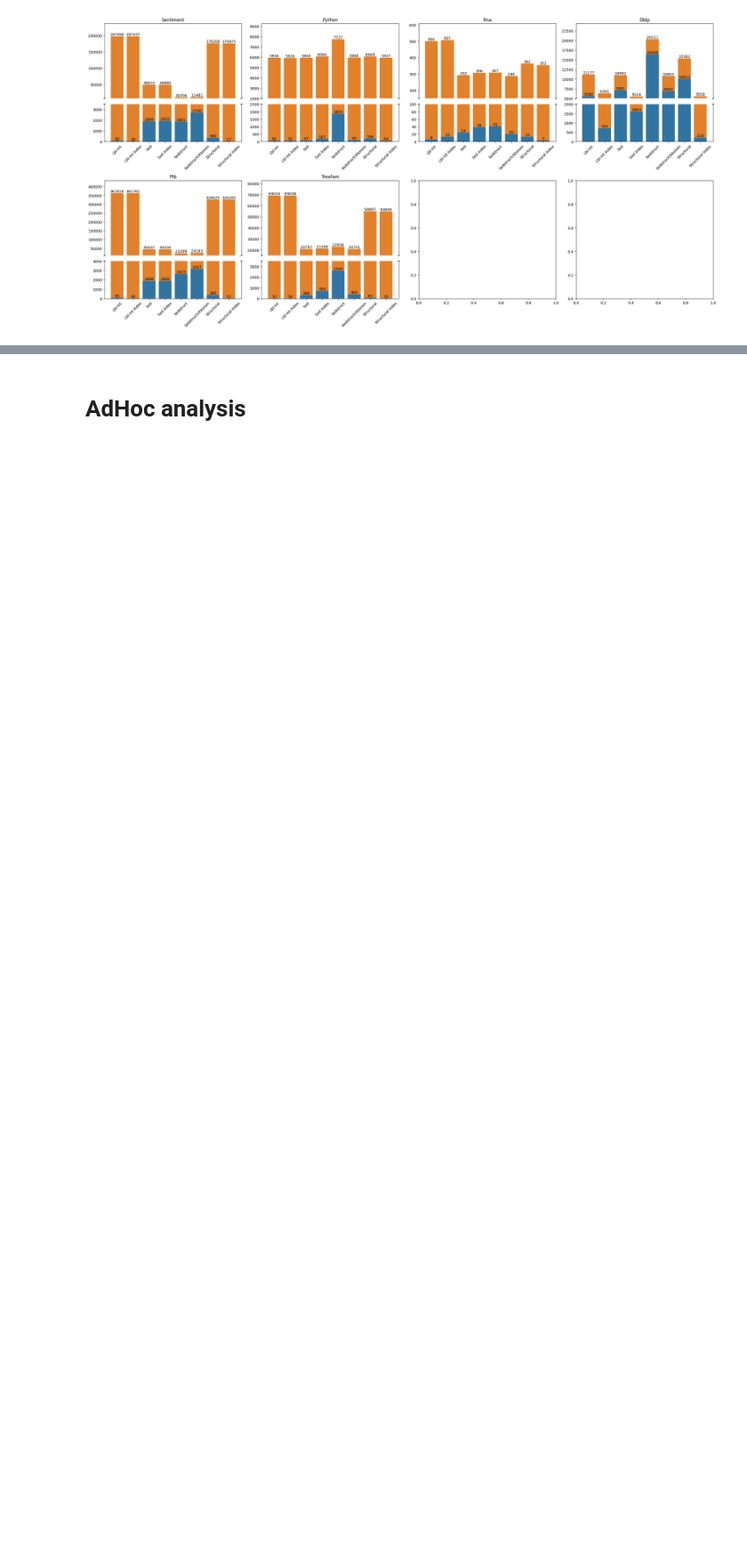
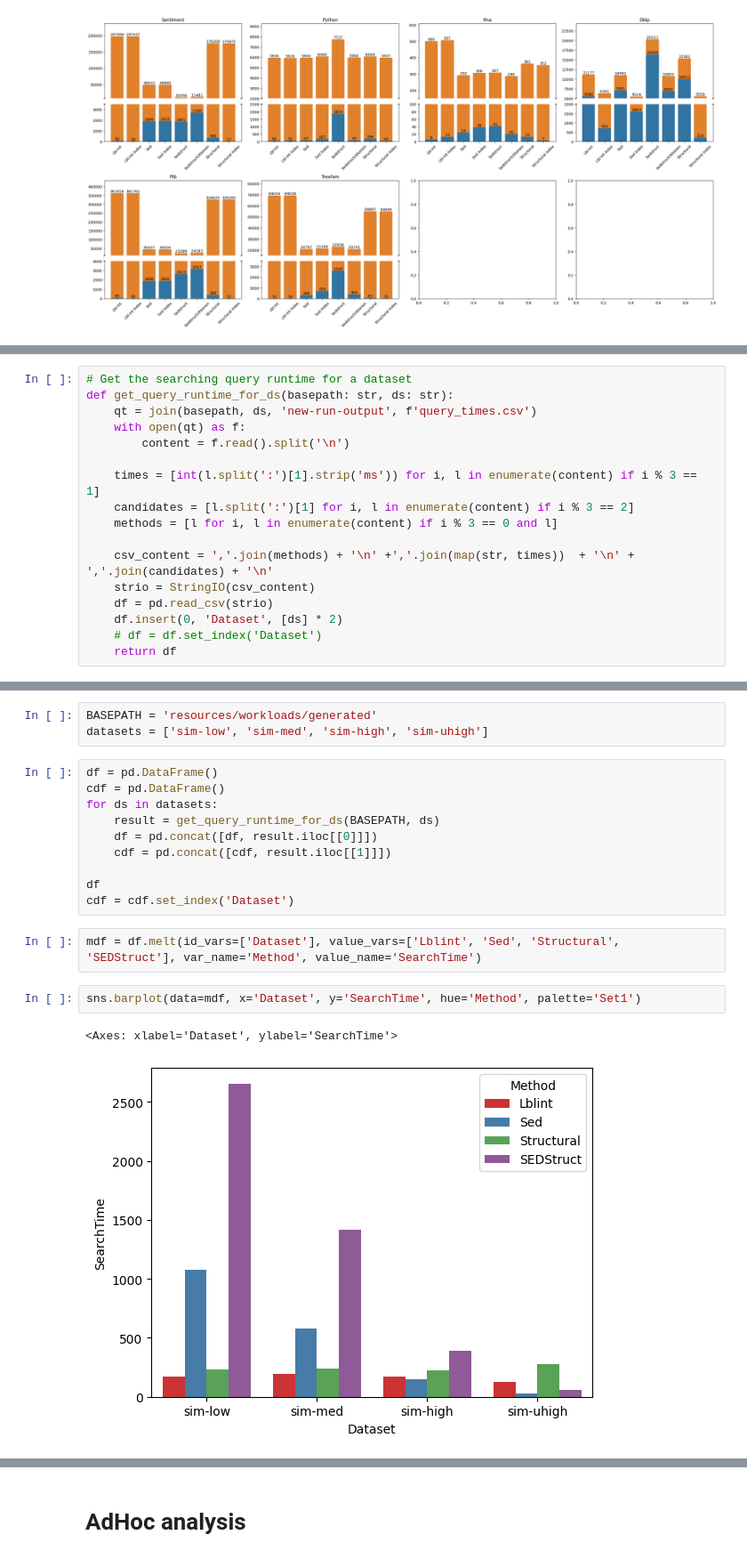
Before and after one commit to LukMRVC/tree-statistics, a Jupyter notebook: TED-viz.ipynb, the cells around one changed output, grey strips where cells are left out. Shown at 89% size. Drawn from its saved outputs; the diff is of its cells as text; blank space fills up the shorter version.

Commit message:
Generated viz, added more statistics

```diff
--- a/TED-viz.ipynb
+++ b/TED-viz.ipynb
@@ -2217,0 +2184,17 @@ plt.tight_layout()
+# %%
+# Get the searching query runtime for a dataset
+def get_query_runtime_for_ds(basepath: str, ds: str):
+    qt = join(basepath, ds, 'new-run-output', f'query_times.csv')
+    with open(qt) as f:
+        content = f.read().split('\n')
+
+    times = [int(l.split(':')[1].strip('ms')) for i, l in enumerate(content) if i % 3 == 1]
+    candidates = [l.split(':')[1] for i, l in enumerate(content) if i % 3 == 2]
+    methods = [l for i, l in enumerate(content) if i % 3 == 0 and l]
+
+    csv_content = ','.join(methods) + '\n' +','.join(map(str, times))  + '\n' + ','.join(candidates) + '\n'
+    strio = StringIO(csv_content)
+    df = pd.read_csv(strio)
+    df.insert(0, 'Dataset', [ds] * 2)
+    # df = df.set_index('Dataset')
+    return df
@@ -2217,0 +2241,20 @@ plt.tight_layout()
+# %%
+BASEPATH = 'resources/workloads/generated'
+datasets = ['sim-low', 'sim-med', 'sim-high', 'sim-uhigh']
+# %%
+df = pd.DataFrame()
+cdf = pd.DataFrame()
+for ds in datasets:
+    result = get_query_runtime_for_ds(BASEPATH, ds)
+    df = pd.concat([df, result.iloc[[0]]])
+    cdf = pd.concat([cdf, result.iloc[[1]]])
+
+df
+cdf = cdf.set_index('Dataset')
+# %%
+mdf = df.melt(id_vars=['Dataset'], value_vars=['Lblint', 'Sed', 'Structural', 'SEDStruct'], var_name='Method', value_name='SearchTime')
+# %%
+sns.barplot(data=mdf, x='Dataset', y='SearchTime', hue='Method', palette='Set1')
+# %% [output]
+<Axes: xlabel='Dataset', ylabel='SearchTime'>
+[figure, added]
```
Also changed, not shown: parts of 13 cells of this notebook, 3 other files.
